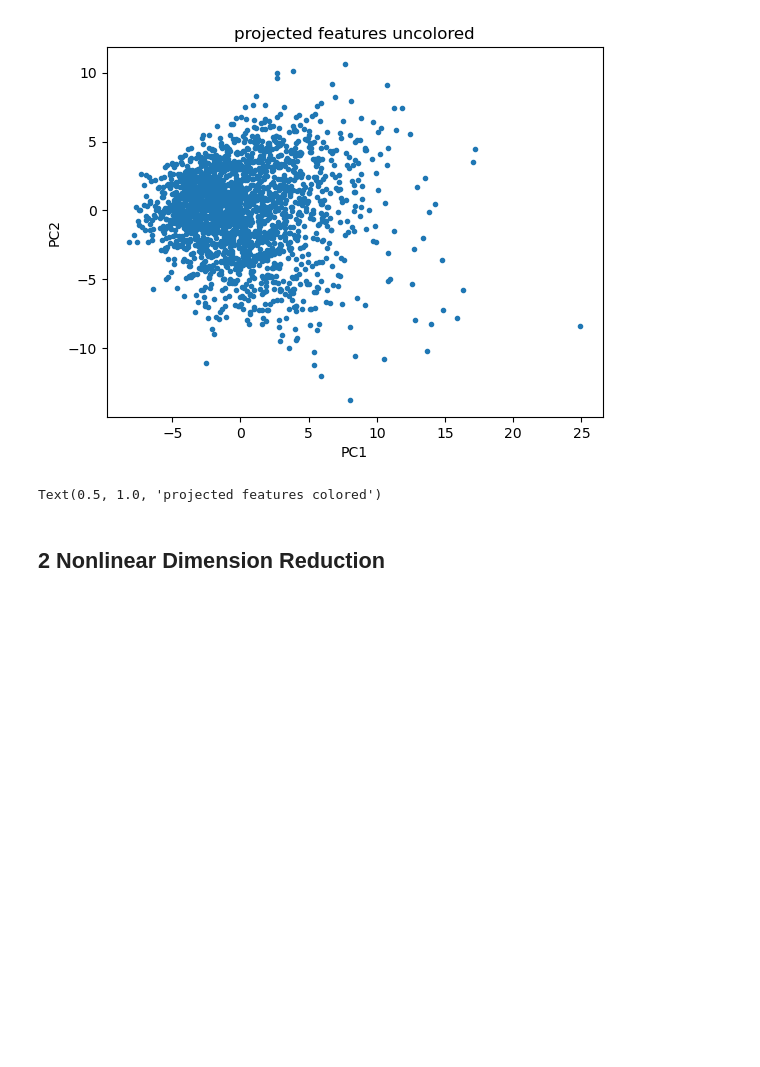
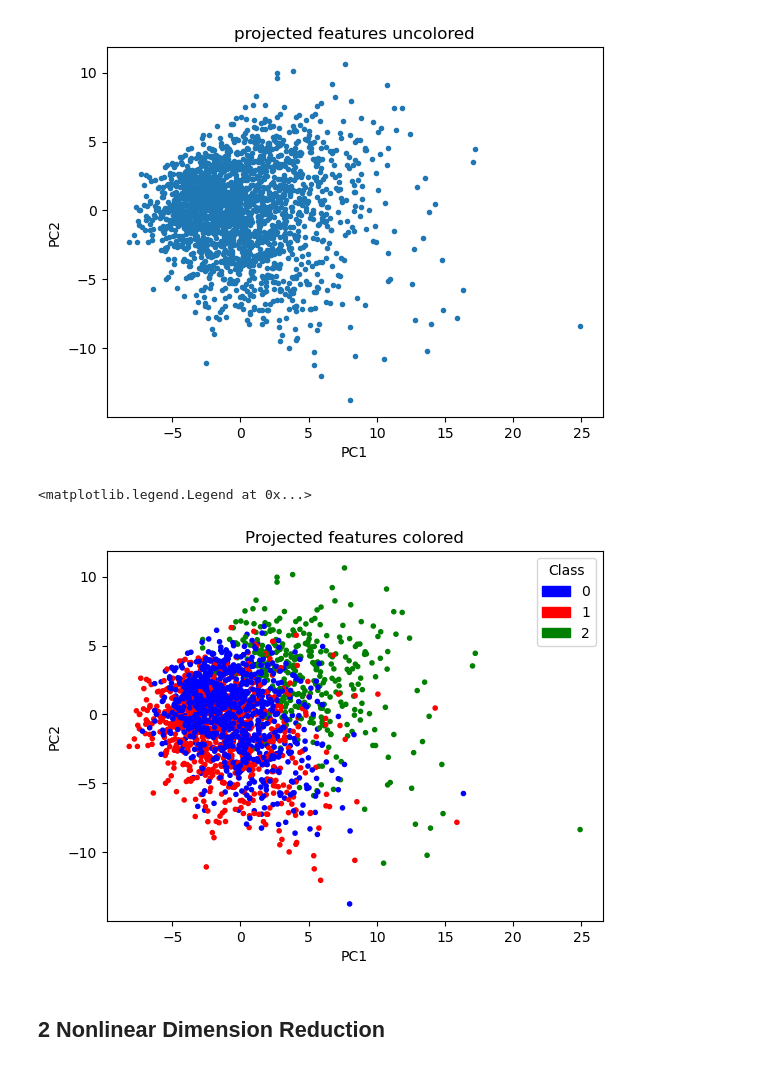
Before and after one commit to Claitos/mlph_w24, a Jupyter notebook: sheet01/ExerciseSheet01_Kusch_Weinreich.ipynb, the cells around one changed output. Saved outputs shown, nothing was run; the diff lists cells and outputs as text; code cells hidden in the pictures; blank space fills up the shorter version.

Commit message:
Updated Plotting

```diff
--- a/sheet01/ExerciseSheet01_Kusch_Weinreich.ipynb
+++ b/sheet01/ExerciseSheet01_Kusch_Weinreich.ipynb
@@ -159,41 +160,25 @@ plt.title("projected features uncolored")
 # %% [output]
 Text(0.5, 1.0, 'projected features uncolored')
 [figure]
-# %%
-# TODO: make a scatterplot, coloring the dots by their label and including a legend with the label names
-# (hint: one way is to call plt.scatter once for each of the three possible labels. Why could it be problematic to scatter the data sorted by labels though?)
-
-printlabel0 = True
-printlabel1 = True
-printlabel2 = True
-for i,label in enumerate(labels):
-    if label == 0:
-        if printlabel0 == True:
-            plt.scatter(X_projected[0][i], X_projected[1][i], marker = ".", color = "blue", label = f"{label_names[int(label)]} - quark")
-            printlabel0 = False
-        else:
-            plt.scatter(X_projected[0][i], X_projected[1][i], marker = ".", color = "blue")
-
-    if label == 1:
-        if printlabel1 == True:
-            plt.scatter(X_projected[0][i], X_projected[1][i], marker = ".", color = "red", label = f"{label_names[int(label)]} - quark")
-            printlabel1 = False
-        else:
-            plt.scatter(X_projected[0][i], X_projected[1][i], marker = ".", color = "red")
-
-    if label ==2:
-        if printlabel2 == True:
-            plt.scatter(X_projected[0][i], X_projected[1][i], marker = ".", color = "green", label = f"{label_names[int(label)]} - quark")
-            printlabel2 = False
-        else:
-            plt.scatter(X_projected[0][i], X_projected[1][i], marker = ".", color = "green")
-
-plt.legend()
-plt.xlabel("PC1")
-plt.ylabel("PC2")
-plt.title("projected features colored")
-# %% [output]
-Text(0.5, 1.0, 'projected features colored')
+# %%
+color_box = ["blue", "red", "green"]
+colors = []
+for label in labels:
+    colors.append(color_box[int(label)])
+
+plt.scatter(X_projected[0], X_projected[1], marker = ".", color = colors)
+plt.xlabel("PC1")
+plt.ylabel("PC2")
+plt.title("Projected features colored")
+
+blue = mpatches.Patch(color='blue', label='0')
+red = mpatches.Patch(color='red', label='1')
+green = mpatches.Patch(color='green', label='2')
+
+plt.legend(handles=[blue, red, green], title = "Class")
+# %% [output]
+<matplotlib.legend.Legend at 0x...>
+[figure, added]
 # %% [markdown]
 ## 2 Nonlinear Dimension Reduction
 # %%
```
Also changed, not shown: parts of 1 cell of this notebook.
